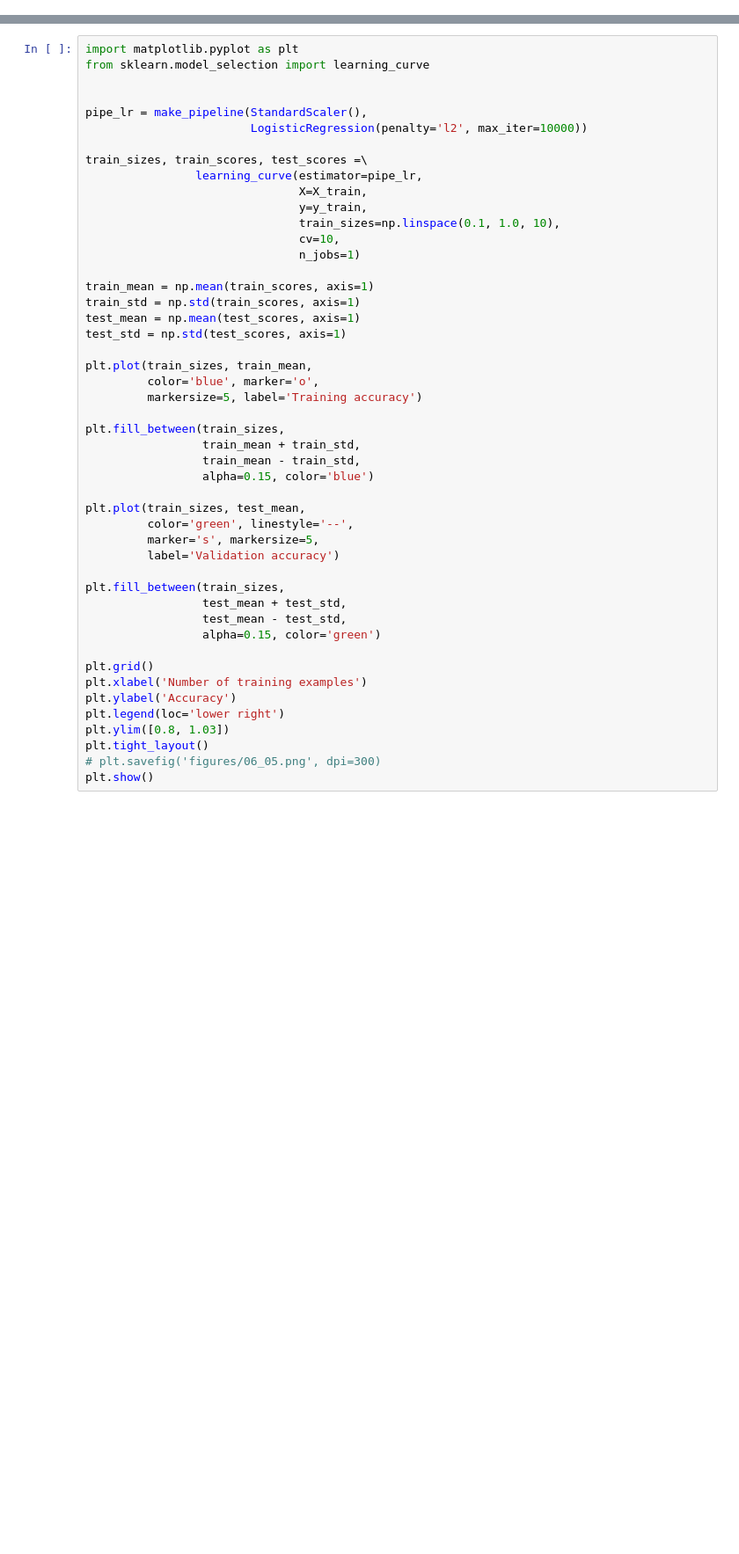
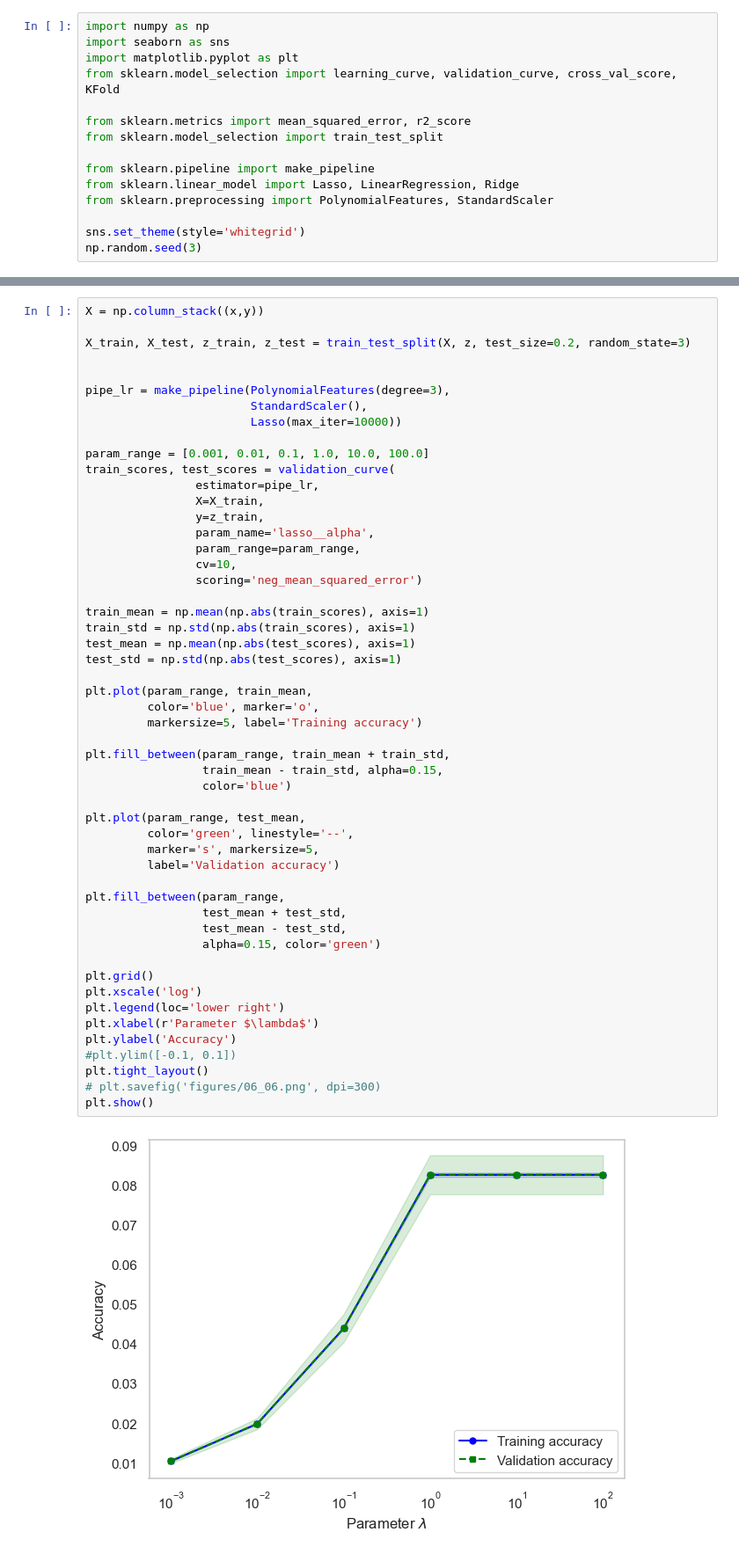
Before and after one commit to MariaFlyAway/Project1_FYS_STK, a Jupyter notebook: Exercises/cross_validation.ipynb, the cells around one changed output, grey strips where cells are left out. Shown at 88% size. Saved outputs shown, nothing was run; the diff lists cells and outputs as text; blank space fills up the shorter version.

Commit message:
Implemented cross validation

```diff
--- a/Exercises/cross_validation.ipynb
+++ b/Exercises/cross_validation.ipynb
@@ -0,0 +1,15 @@
+# %%
+import numpy as np
+import seaborn as sns
+import matplotlib.pyplot as plt
+from sklearn.model_selection import learning_curve, validation_curve, cross_val_score, KFold
+
+from sklearn.metrics import mean_squared_error, r2_score
+from sklearn.model_selection import train_test_split
+
+from sklearn.pipeline import make_pipeline
+from sklearn.linear_model import Lasso, LinearRegression, Ridge
+from sklearn.preprocessing import PolynomialFeatures, StandardScaler
+
+sns.set_theme(style='whitegrid')
+np.random.seed(3)
@@ -1,48 +37,54 @@
 # %%
-import matplotlib.pyplot as plt
-from sklearn.model_selection import learning_curve
+X = np.column_stack((x,y))
+
+X_train, X_test, z_train, z_test = train_test_split(X, z, test_size=0.2, random_state=3)
 
 
-pipe_lr = make_pipeline(StandardScaler(),
-                        LogisticRegression(penalty='l2', max_iter=10000))
+pipe_lr = make_pipeline(PolynomialFeatures(degree=3),
+                        StandardScaler(),
+                        Lasso(max_iter=10000))
 
-train_sizes, train_scores, test_scores =\
-                learning_curve(estimator=pipe_lr,
-                               X=X_train,
-                               y=y_train,
-                               train_sizes=np.linspace(0.1, 1.0, 10),
-                               cv=10,
-                               n_jobs=1)
+param_range = [0.001, 0.01, 0.1, 1.0, 10.0, 100.0]
+train_scores, test_scores = validation_curve(
+                estimator=pipe_lr,
+                X=X_train,
+                y=z_train,
+                param_name='lasso__alpha',
+                param_range=param_range,
+                cv=10,
+                scoring='neg_mean_squared_error')
 
-train_mean = np.mean(train_scores, axis=1)
-train_std = np.std(train_scores, axis=1)
-test_mean = np.mean(test_scores, axis=1)
-test_std = np.std(test_scores, axis=1)
+train_mean = np.mean(np.abs(train_scores), axis=1)
+train_std = np.std(np.abs(train_scores), axis=1)
+test_mean = np.mean(np.abs(test_scores), axis=1)
+test_std = np.std(np.abs(test_scores), axis=1)
 
-plt.plot(train_sizes, train_mean,
+plt.plot(param_range, train_mean,
          color='blue', marker='o',
          markersize=5, label='Training accuracy')
 
-plt.fill_between(train_sizes,
-                 train_mean + train_std,
-                 train_mean - train_std,
-                 alpha=0.15, color='blue')
+plt.fill_between(param_range, train_mean + train_std,
+                 train_mean - train_std, alpha=0.15,
+                 color='blue')
 
-plt.plot(train_sizes, test_mean,
+plt.plot(param_range, test_mean,
          color='green', linestyle='--',
          marker='s', markersize=5,
          label='Validation accuracy')
 
-plt.fill_between(train_sizes,
+plt.fill_between(param_range,
                  test_mean + test_std,
                  test_mean - test_std,
                  alpha=0.15, color='green')
 
 plt.grid()
-plt.xlabel('Number of training examples')
+plt.xscale('log')
+plt.legend(loc='lower right')
+plt.xlabel(r'Parameter $\lambda$')
 plt.ylabel('Accuracy')
-plt.legend(loc='lower right')
-plt.ylim([0.8, 1.03])
+#plt.ylim([-0.1, 0.1])
 plt.tight_layout()
-# plt.savefig('figures/06_05.png', dpi=300)
+# plt.savefig('figures/06_06.png', dpi=300)
 plt.show()
+# %% [output]
+[figure, added]
```
Also changed, not shown: parts of 2 cells of this notebook, 1 other file.
